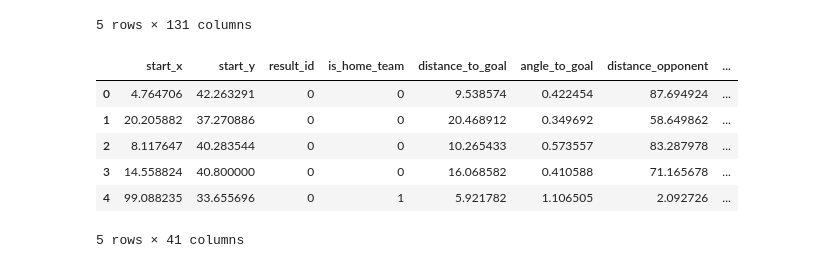
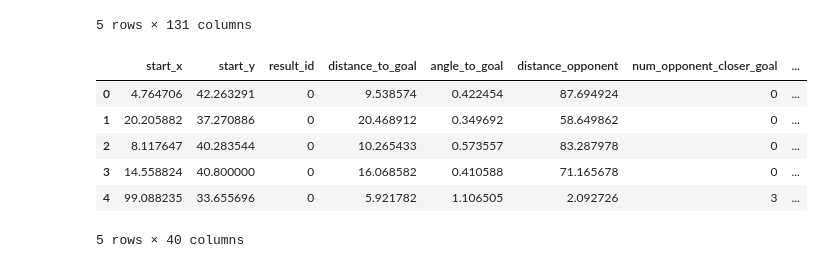
Before and after one commit to Steve23522016/vaep-base-code, a Jupyter notebook: notebooks/expected_goal_model.ipynb, the cells around one changed output. Cells and saved outputs as stored; diff of their text form; code cells hidden in the pictures.

Commit message:
Add plots opponents into pitch, remove is_home_team from all models

```diff
--- a/notebooks/expected_goal_model.ipynb
+++ b/notebooks/expected_goal_model.ipynb
@@ -391,27 +391,26 @@ big_dataframe_xgoal_model.head()
 5 rows × 131 columns
 # %%
 # SELECT ONLY FEATURED COLUMN FROM BIG DATASETS
-features_column_included = ["start_x", "start_y", "distance_to_goal", "angle_to_goal",
-                            "distance_opponent", "num_opponent_closer_goal", "num_opponent_in_path",
-                            "is_home_team", "result_id"]
+features_column_included = ["start_x", "start_y", "distance_to_goal", "angle_to_goal", "distance_opponent", "num_opponent_closer_goal",
+                            "num_opponent_in_path", "result_id"]
 player_skills_column_included = ["acceleration", "aggression", "agility", "balance", "ball_control",
                                  "composure", "crossing", "curve", "dribbling", "finishing",
                                  "freekick_accuracy", "heading_accuracy", "interceptions", "jumping", "long_passing",
                                  "long_shots", "marking", "penalties", "positioning", "reactions",
                                  "shot_power", "sliding_tackle", "sprint_speed", "stamina", "short_passing",
                                  "standing_tackle", "strength", "vision", "volleys"]
 player_attribute_column_included = ["height_cm", "weight_kgs", "age"]
 
 big_dataframe_xgoal_model = big_dataframe_xgoal_model[[c for c in big_dataframe_xgoal_model.columns if c in (features_column_included + player_skills_column_included + player_attribute_column_included)]]
 big_dataframe_xgoal_model.head()
 # %% [output]
-|  | start_x | start_y | result_id | is_home_team | distance_to_goal | angle_to_goal | distance_opponent | ... |
-| 0 | 4.764706 | 42.263291 | 0 | 0 | 9.538574 | 0.422454 | 87.694924 | ... |
-| 1 | 20.205882 | 37.270886 | 0 | 0 | 20.468912 | 0.349692 | 58.649862 | ... |
-| 2 | 8.117647 | 40.283544 | 0 | 0 | 10.265433 | 0.573557 | 83.287978 | ... |
-| 3 | 14.558824 | 40.800000 | 0 | 0 | 16.068582 | 0.410588 | 71.165678 | ... |
-| 4 | 99.088235 | 33.655696 | 0 | 1 | 5.921782 | 1.106505 | 2.092726 | ... |
+|  | start_x | start_y | result_id | distance_to_goal | angle_to_goal | distance_opponent | num_opponent_closer_goal | ... |
+| 0 | 4.764706 | 42.263291 | 0 | 9.538574 | 0.422454 | 87.694924 | 0 | ... |
+| 1 | 20.205882 | 37.270886 | 0 | 20.468912 | 0.349692 | 58.649862 | 0 | ... |
+| 2 | 8.117647 | 40.283544 | 0 | 10.265433 | 0.573557 | 83.287978 | 0 | ... |
+| 3 | 14.558824 | 40.800000 | 0 | 16.068582 | 0.410588 | 71.165678 | 0 | ... |
+| 4 | 99.088235 | 33.655696 | 0 | 5.921782 | 1.106505 | 2.092726 | 3 | ... |
-5 rows × 41 columns
+5 rows × 40 columns
 # %%
 # CASE 1 : Random Oversample Function
 def training_data_random_oversampled(X_train, Y_train):
```
Also changed, not shown: parts of 1 cell of this notebook, 4 other files.
